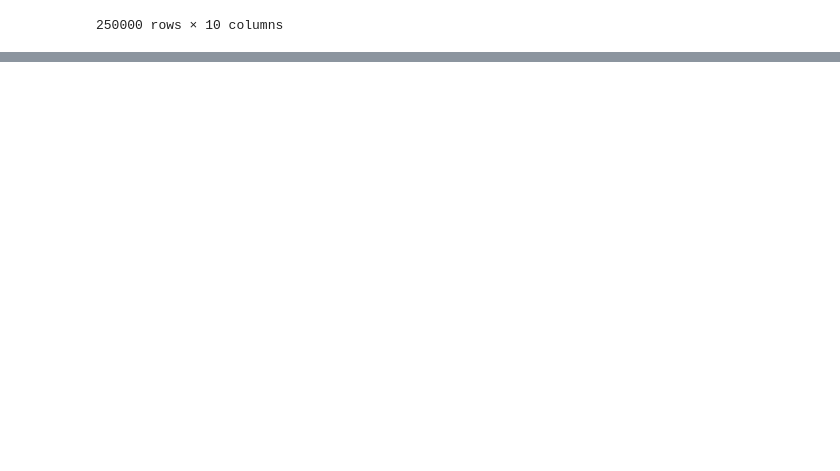
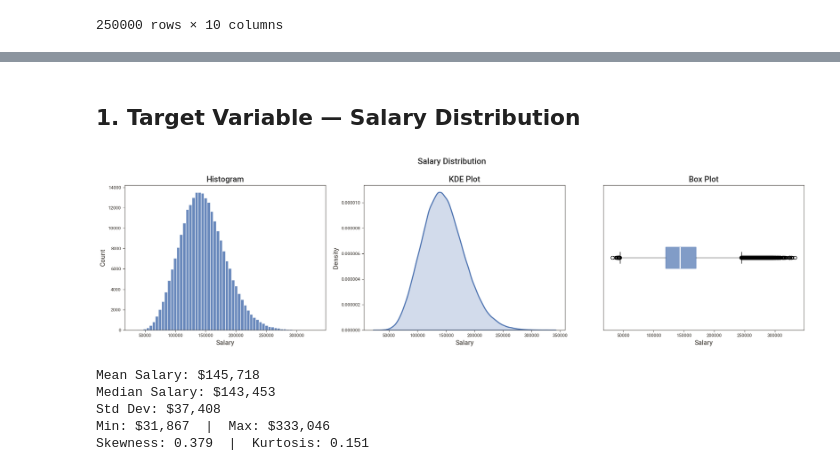
Before and after one commit to GRATTEXV2/TEST_KAGGLE, a Jupyter notebook: Analisi_Kaggle.ipynb, the cells around one changed output, grey strips where cells are left out. Drawn from its saved outputs; the diff is of its cells as text; code cells hidden in the pictures; blank space fills up the shorter version.

```diff
--- a/Analisi_Kaggle.ipynb
+++ b/Analisi_Kaggle.ipynb
@@ -44,0 +112,41 @@ plt.show()
+# %% [markdown]
+## 1. Target Variable — Salary Distribution
+# %%
+
+fig, axes = plt.subplots(1, 3, figsize=(18, 5))
+fig.suptitle("Salary Distribution", fontsize=15, fontweight="bold")
+
+# Histogram + KDE
+axes[0].hist(df["salary"], bins=60, color="#4C72B0", edgecolor="white", alpha=0.85)
+axes[0].set_title("Histogram")
+axes[0].set_xlabel("Salary")
+axes[0].set_ylabel("Count")
+
+# KDE
+sns.kdeplot(df["salary"], ax=axes[1], fill=True, color="#4C72B0", linewidth=2)
+axes[1].set_title("KDE Plot")
+axes[1].set_xlabel("Salary")
+
+# Box plot
+axes[2].boxplot(df["salary"], vert=False, patch_artist=True,
+                boxprops=dict(facecolor="#4C72B0", color="#4C72B0", alpha=0.7),
+                medianprops=dict(color="white", linewidth=2))
+axes[2].set_title("Box Plot")
+axes[2].set_xlabel("Salary")
+axes[2].set_yticks([])
+
+plt.tight_layout()
+plt.show()
+
+print(f"Mean Salary: ${df['salary'].mean():,.0f}")
+print(f"Median Salary: ${df['salary'].median():,.0f}")
+print(f"Std Dev: ${df['salary'].std():,.0f}")
+print(f"Min: ${df['salary'].min():,.0f}  |  Max: ${df['salary'].max():,.0f}")
+print(f"Skewness: {df['salary'].skew():.3f}  |  Kurtosis: {df['salary'].kurt():.3f}")
+# %% [output]
+[figure, added]
+Mean Salary: $145,718
+Median Salary: $143,453
+Std Dev: $37,408
+Min: $31,867  |  Max: $333,046
+Skewness: 0.379  |  Kurtosis: 0.151
```
Also changed, not shown: parts of 24 cells of this notebook, 1 other file.
